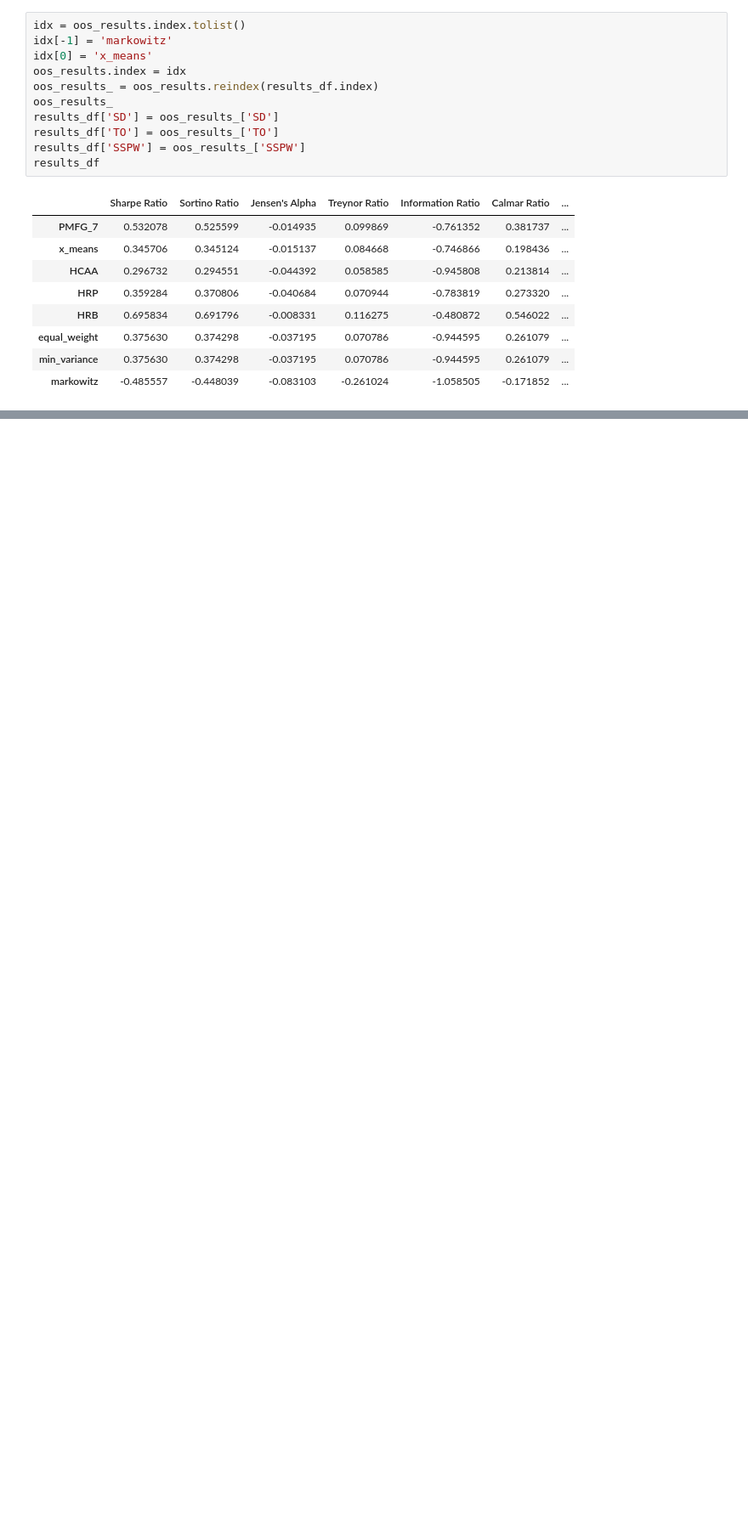
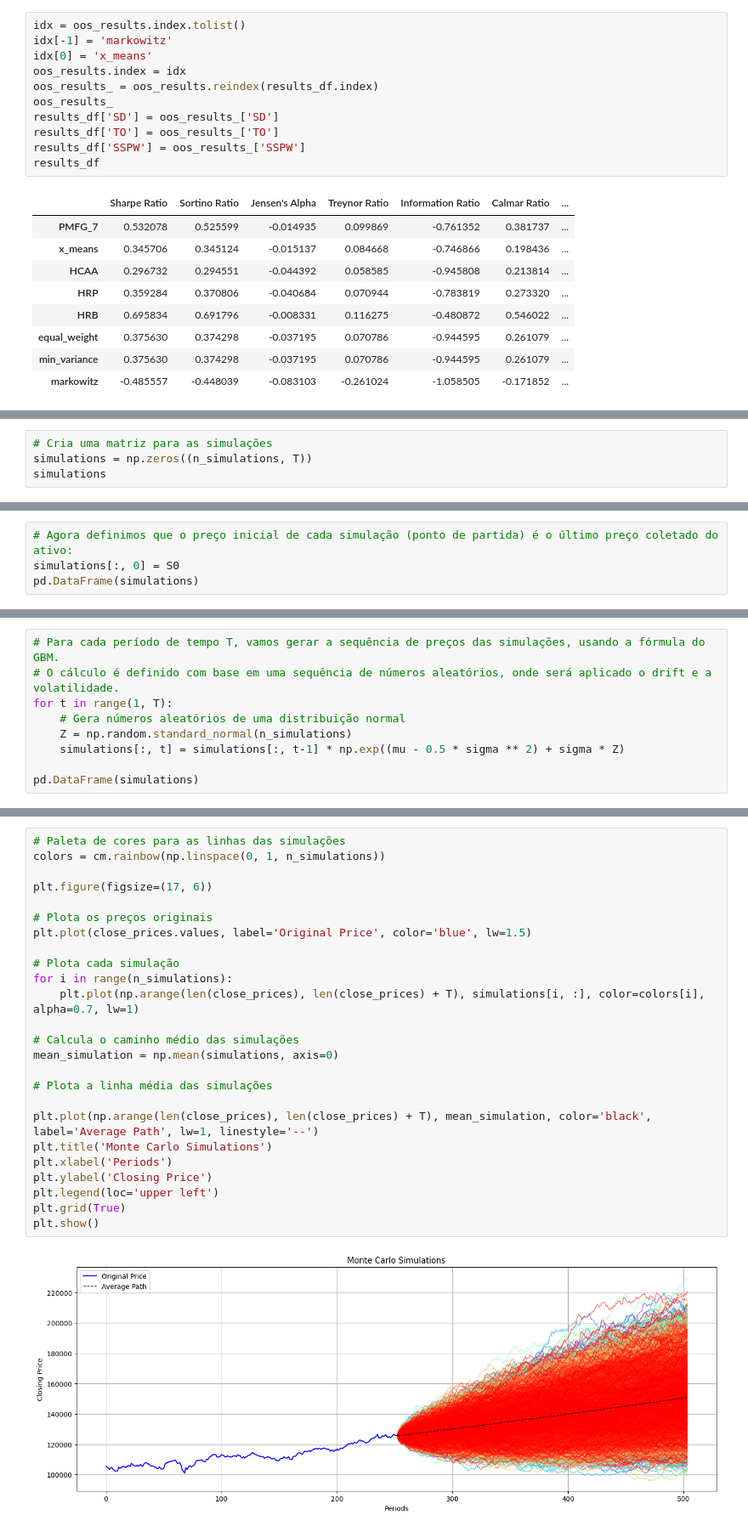
Before and after one commit to richardsousa142/graph_portfolio, a Jupyter notebook: analise_final.ipynb, the cells around one changed output, grey strips where cells are left out. Shown at 85% size. Cells and saved outputs as stored; diff of their text form; blank space fills up the shorter version.

Commit message:
codigo simulacao de monte carlo

```diff
--- a/analise_final.ipynb
+++ b/analise_final.ipynb
@@ -405,0 +438,4 @@ results_df
+# %%
+# Cria uma matriz para as simulações
+simulations = np.zeros((n_simulations, T))
+simulations
@@ -405,0 +450,4 @@ results_df
+# %%
+# Agora definimos que o preço inicial de cada simulação (ponto de partida) é o último preço coletado do ativo:
+simulations[:, 0] = S0
+pd.DataFrame(simulations)
@@ -405,0 +468,9 @@ results_df
+# %%
+# Para cada período de tempo T, vamos gerar a sequência de preços das simulações, usando a fórmula do GBM.
+# O cálculo é definido com base em uma sequência de números aleatórios, onde será aplicado o drift e a volatilidade.
+for t in range(1, T):
+    # Gera números aleatórios de uma distribuição normal
+    Z = np.random.standard_normal(n_simulations)
+    simulations[:, t] = simulations[:, t-1] * np.exp((mu - 0.5 * sigma ** 2) + sigma * Z)
+
+pd.DataFrame(simulations)
@@ -405,0 +491,27 @@ results_df
+# %%
+# Paleta de cores para as linhas das simulações
+colors = cm.rainbow(np.linspace(0, 1, n_simulations))
+
+plt.figure(figsize=(17, 6))
+
+# Plota os preços originais
+plt.plot(close_prices.values, label='Original Price', color='blue', lw=1.5)
+
+# Plota cada simulação
+for i in range(n_simulations):
+    plt.plot(np.arange(len(close_prices), len(close_prices) + T), simulations[i, :], color=colors[i], alpha=0.7, lw=1)
+
+# Calcula o caminho médio das simulações
+mean_simulation = np.mean(simulations, axis=0)
+
+# Plota a linha média das simulações
+
+plt.plot(np.arange(len(close_prices), len(close_prices) + T), mean_simulation, color='black', label='Average Path', lw=1, linestyle='--')
+plt.title('Monte Carlo Simulations')
+plt.xlabel('Periods')
+plt.ylabel('Closing Price')
+plt.legend(loc='upper left')
+plt.grid(True)
+plt.show()
+# %% [output]
+[figure, added]
```
Also changed, not shown: parts of 6 cells of this notebook.
